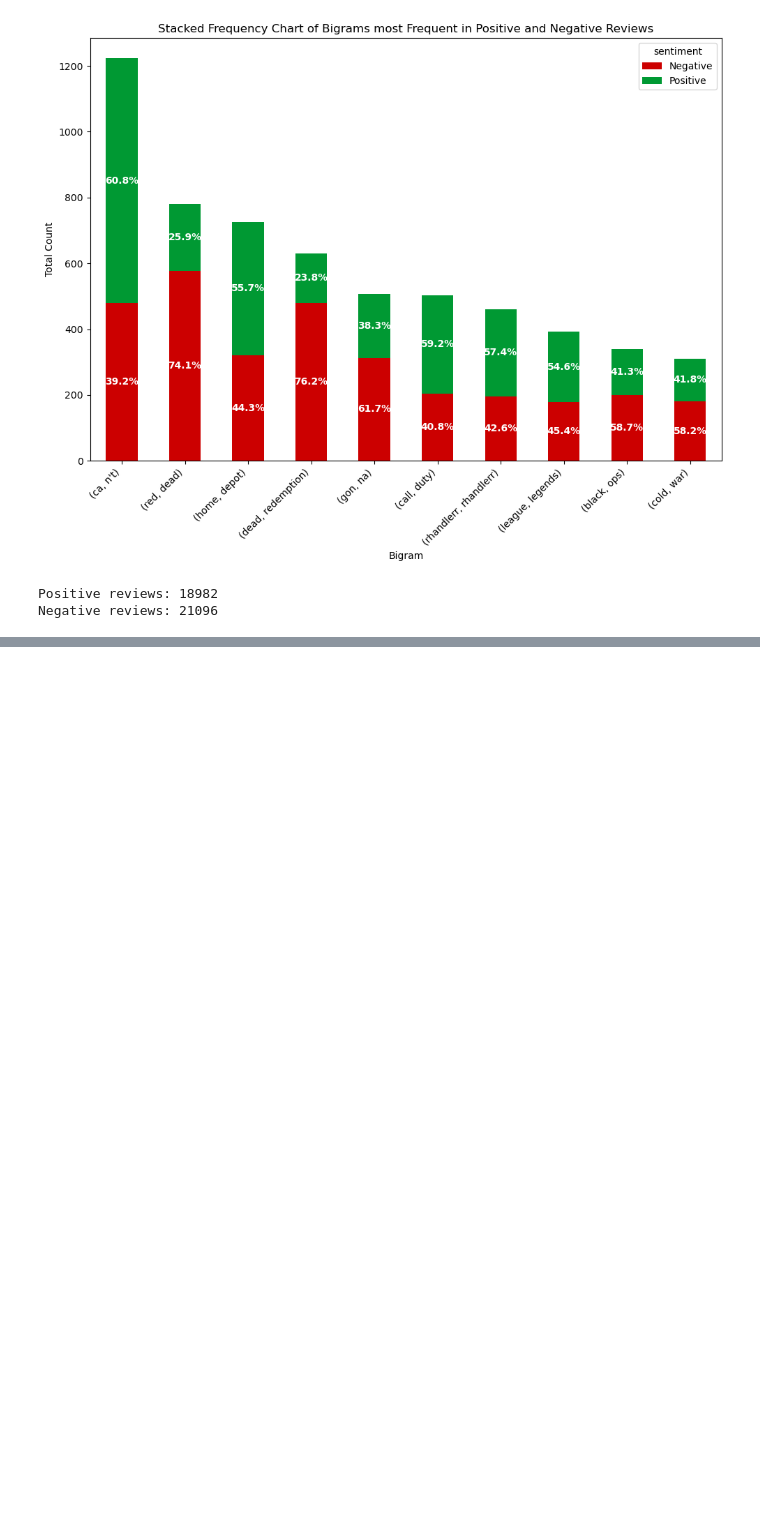
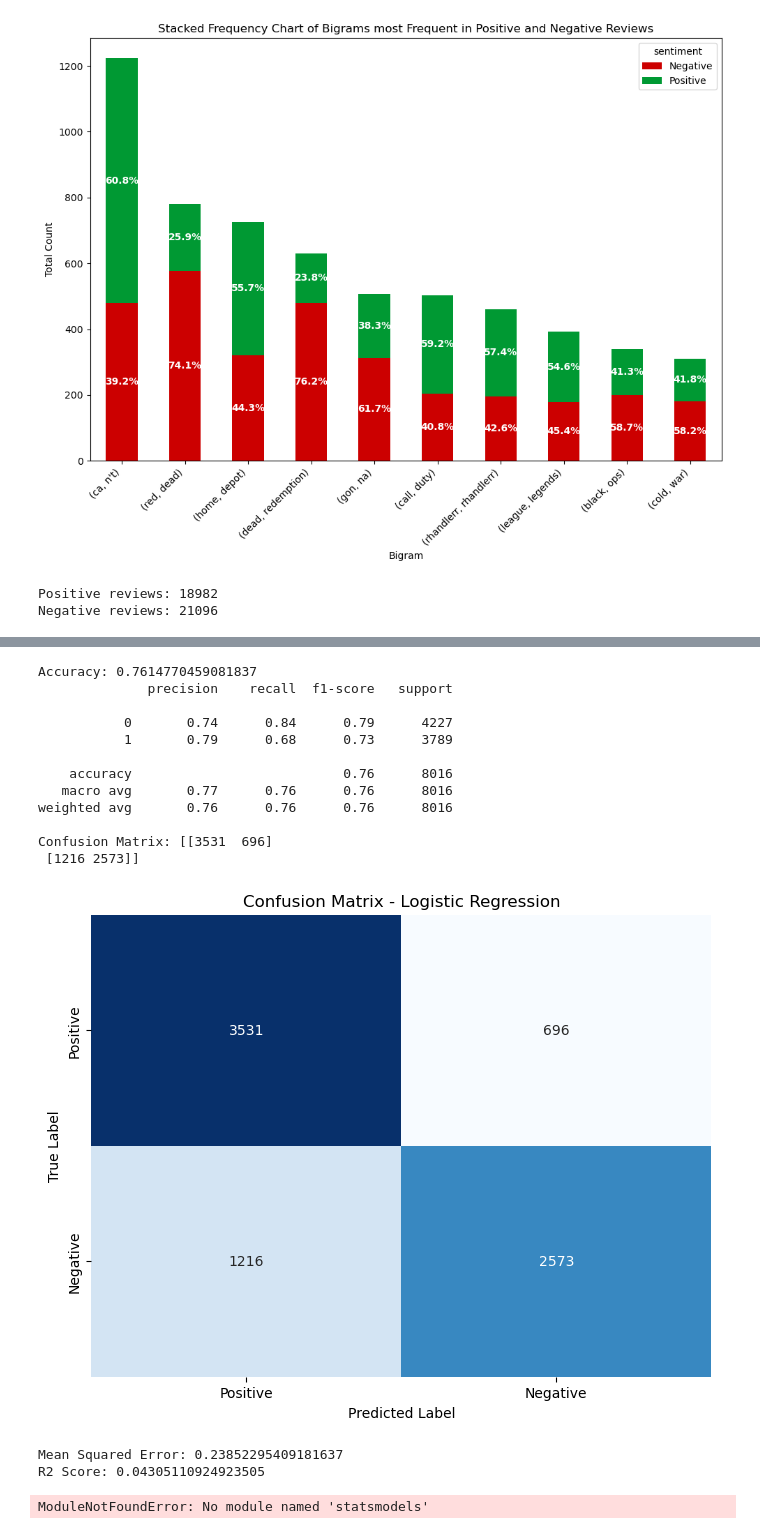
Before and after one commit to hashemwa/CSE-482-Project, a Jupyter notebook: analysis.ipynb, the cells around one changed output, grey strips where cells are left out. Cells and saved outputs as stored; diff of their text form; code cells hidden in the pictures; blank space fills up the shorter version.

Commit message:
logistic model

```diff
--- a/analysis.ipynb
+++ b/analysis.ipynb
@@ -402,0 +398,64 @@ from sklearn.metrics import mean_squared_error, r2_score
+# %%
+# Logistic Model
+from sklearn.model_selection import train_test_split
+from sklearn.linear_model import LogisticRegression
+from sklearn.metrics import accuracy_score, classification_report, confusion_matrix
+
+# Vectorize using TF-IDF
+vectorizer = TfidfVectorizer(max_features=200, min_df=5, max_df=0.95, stop_words='english', ngram_range=(1, 2))
+X = vectorizer.fit_transform(df['cleaned_text'])
+y = (df['sentiment'] == 'Positive').astype(int)
+
+
+# Split to train and test
+X_train, X_test, y_train, y_test = train_test_split(X, y, test_size = 0.2, random_state = 42)
+
+# Train
+model = LogisticRegression(max_iter=200, random_state=42)
+model.fit(X_train, y_train)
+
+y_pred = model.predict(X_test)
+
+accuracy = accuracy_score(y_test, y_pred)
+print(f"Accuracy: {accuracy}")
+print(classification_report(y_test, y_pred))
+print(f"Confusion Matrix: {confusion_matrix(y_test, y_pred)}")
+
+cm = confusion_matrix(y_test, y_pred)
+plt.figure(figsize=(8, 6))
+sns.heatmap(
+    cm,
+    annot=True,
+    fmt="d",
+    cmap="Blues",
+    cbar=False,
+    xticklabels=["Positive", "Negative"],
+    yticklabels=["Positive", "Negative"],
+)
+plt.xlabel("Predicted Label")
+plt.ylabel("True Label")
+plt.title("Confusion Matrix - Logistic Regression")
+plt.show()
+# %% [output]
+Accuracy: 0.7614770459081837
+              precision    recall  f1-score   support
+
+           0       0.74      0.84      0.79      4227
+           1       0.79      0.68      0.73      3789
+
+    accuracy                           0.76      8016
+   macro avg       0.77      0.76      0.76      8016
+weighted avg       0.76      0.76      0.76      8016
+
+Confusion Matrix: [[3531  696]
+ [1216 2573]]
+[figure, added]
+Mean Squared Error: 0.23852295409181637
+R2 Score: 0.04305110924923505
+# %%
+import statsmodels.api as sm
+logit_model = sm.Logit(y_train.values.ravel(), sm.add_constant(X_train.toarray()))
+result = logit_model.fit()
+print(result.summary())
+# %% [output]
+ModuleNotFoundError: No module named 'statsmodels'
```
Also changed, not shown: parts of 2 cells of this notebook.
